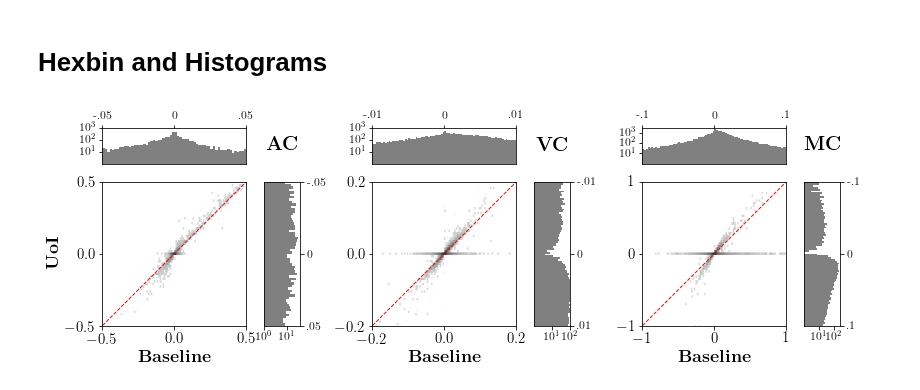
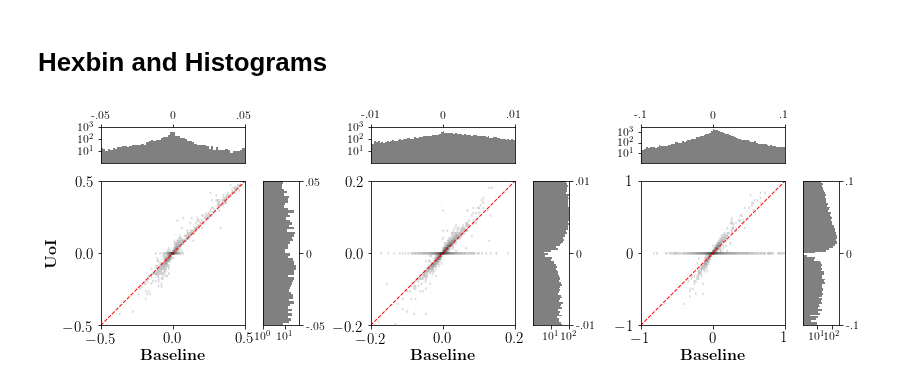
Before and after one commit to BouchardLab/neuroinference, a Jupyter notebook: notebooks/coupling/coupling_broad_analysis.ipynb, the cells around one changed output. Drawn from its saved outputs; the diff is of its cells as text; code cells hidden in the pictures.

```diff
--- a/notebooks/coupling/coupling_broad_analysis.ipynb
+++ b/notebooks/coupling/coupling_broad_analysis.ipynb
@@ -624,62 +632,59 @@ v1_side.set_xticks([10, 100])
 v1_side.set_ylim([-0.01, 0.01])
 v1_side.set_yticks([-0.01, 0., 0.01])
 v1_side.set_yticklabels(['-.01', '0', '.01'])
 v1_side.tick_params(labelsize=12)
 v1_side.yaxis.tick_right()
 
 m1_2d.set_xticks([-1, 0., 1])
 m1_2d.set_yticks([-1, 0., 1])
 m1_2d.tick_params(labelsize=15)
 m1_top.set_xlim([-0.1, 0.1])
 m1_top.set_ylim([1, 3000])
 m1_top.set_xticks([-0.1, 0, 0.1])
 m1_top.set_xticklabels(['-.1', '0', '.1'])
 m1_top.set_yticks([10, 100, 1000])
 m1_top.tick_params(labelsize=12)
 m1_top.xaxis.tick_top()
 m1_side.set_xlim([1, 300])
 m1_side.set_xticks([10, 100])
 m1_side.set_ylim([-0.1, 0.1])
 m1_side.set_yticks([-0.1, 0., 0.1])
 m1_side.set_yticklabels(['-.1', '0', '.1'])
 m1_side.tick_params(labelsize=12)
 m1_side.yaxis.tick_right()
 
-fig.text(
-    x=a1_side_x + (hist_height / f_width) / 2,
-    y=a1_top_y + (hist_height / f_height) / 2,
-    s=r'\textbf{AC}',
-    transform=fig.transFigure,
-    horizontalalignment='center',
-    verticalalignment='center',
-    fontsize=20)
+# fig.text(
+#    x=a1_side_x + (hist_height / f_width) / 2,
+#    y=a1_top_y + (hist_height / f_height) / 2,
+#    s=r'\textbf{AC}',
+#    transform=fig.transFigure,
+#    horizontalalignment='center',
+#    verticalalignment='center',
+#    fontsize=20)
 
-fig.text(
-    x=v1_side_x + (hist_height / f_width) / 2,
-    y=v1_top_y + (hist_height / f_height) / 2,
-    s=r'\textbf{VC}',
-    transform=fig.transFigure,
-    horizontalalignment='center',
-    verticalalignment='center',
-    fontsize=20)
+# fig.text(
+#     x=v1_side_x + (hist_height / f_width) / 2,
+#     y=v1_top_y + (hist_height / f_height) / 2,
+#     s=r'\textbf{VC}',
+#     transform=fig.transFigure,
+#     horizontalalignment='center',
+#     verticalalignment='center',
+#     fontsize=20)
 
-fig.text(
-    x=m1_side_x + (hist_height / f_width) / 2,
-    y=m1_top_y + (hist_height / f_height) / 2,
-    s=r'\textbf{MC}',
-    transform=fig.transFigure,
-    horizontalalignment='center',
-    verticalalignment='center',
-    fontsize=20)
+# fig.text(
+#     x=m1_side_x + (hist_height / f_width) / 2,
+#     y=m1_top_y + (hist_height / f_height) / 2,
+#     s=r'\textbf{MC}',
+#     transform=fig.transFigure,
+#     horizontalalignment='center',
+#     verticalalignment='center',
+#     fontsize=20)
 
-a1_side.invert_yaxis()
-v1_side.invert_yaxis()
-m1_side.invert_yaxis()
 
-a1_2d.set_ylabel(r'\textbf{UoI}', fontsize=18)
-a1_2d.set_xlabel(r'\textbf{Baseline}', fontsize=18)
-v1_2d.set_xlabel(r'\textbf{Baseline}', fontsize=18)
-m1_2d.set_xlabel(r'\textbf{Baseline}', fontsize=18)
+a1_2d.set_ylabel(r'\textbf{UoI}', fontsize=16)
+a1_2d.set_xlabel(r'\textbf{Baseline}', fontsize=16)
+v1_2d.set_xlabel(r'\textbf{Baseline}', fontsize=16)
+m1_2d.set_xlabel(r'\textbf{Baseline}', fontsize=16)
 plt.savefig('figure4b.pdf', bbox_inches='tight')
 # %% [output]
-[figure, old version]
+[figure, new version]
```
Also changed, not shown: parts of 1 cell of this notebook, 1 other file.
